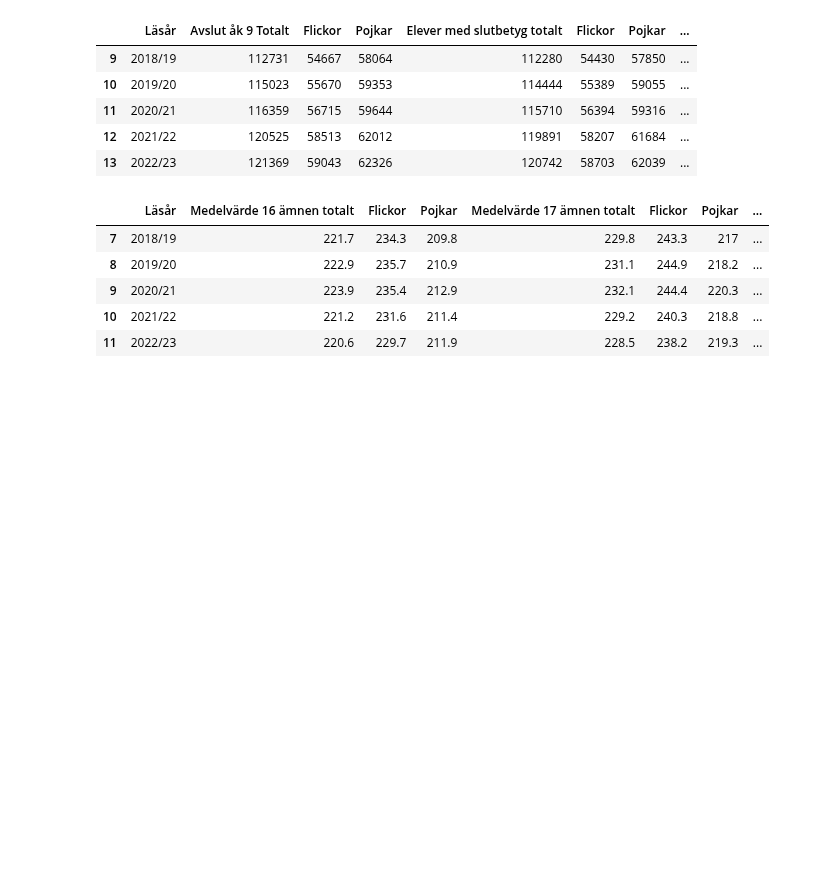
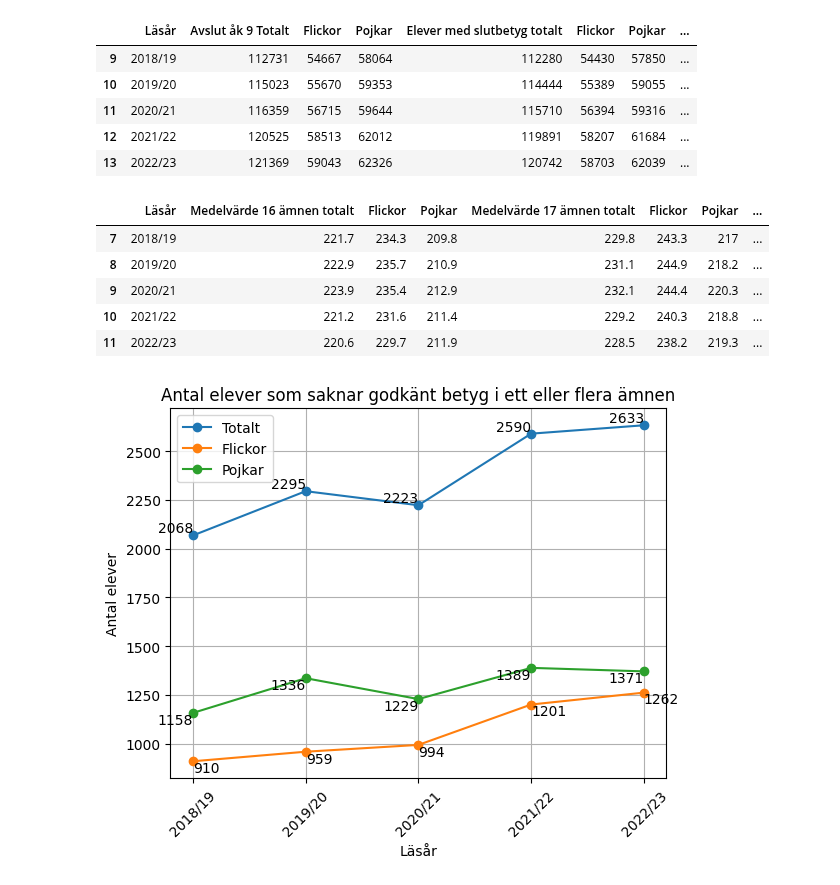
Before and after one commit to Markofbear/Python-Bjorn-Lagerblad-OPA23, a Jupyter notebook: Labb2/Labb2.ipynb, the cells around one changed output. Saved outputs shown, nothing was run; the diff lists cells and outputs as text; code cells hidden in the pictures; blank space fills up the shorter version.

```diff
--- a/Labb2/Labb2.ipynb
+++ b/Labb2/Labb2.ipynb
@@ -226,3 +226,53 @@ display(data_1b)
 | 9 | 2020/21 | 223.9 | 235.4 | 212.9 | 232.1 | 244.4 | 220.3 | ... |
 | 10 | 2021/22 | 221.2 | 231.6 | 211.4 | 229.2 | 240.3 | 218.8 | ... |
 | 11 | 2022/23 | 220.6 | 229.7 | 211.9 | 228.5 | 238.2 | 219.3 | ... |
+# %%
+import pandas as pd
+import matplotlib.pyplot as plt
+
+df_1a = pd.read_excel("betyg_o_prov_riksnivå.xlsx", sheet_name="Tabell 1A")
+
+data_1a = df_1a.iloc[9:14].copy()
+
+a_columns = [
+    "Läsår",
+    "Avslut åk 9 Totalt",
+    "Flickor avslut",
+    "Pojkar avslut",
+    "Elever med slutbetyg totalt",
+    "Flickor slutbetyg",
+    "Pojkar slutbetyg",
+    "Godkända slutbetyg totalt",
+    "Flickor godkända",
+    "Pojkar godkända"
+]
+
+data_1a.columns = a_columns
+
+data_1a["Elever saknar godkänt betyg, totalt"] = data_1a["Avslut åk 9 Totalt"] - data_1a["Godkända slutbetyg totalt"]
+data_1a["Elever saknar godkänt betyg, flickor"] = data_1a["Flickor avslut"] - data_1a["Flickor godkända"]
+data_1a["Elever saknar godkänt betyg, pojkar"] = data_1a["Pojkar avslut"] - data_1a["Pojkar godkända"]
+
+plt.plot(data_1a["Läsår"], data_1a["Elever saknar godkänt betyg, totalt"], marker="o", label="Totalt")
+plt.plot(data_1a["Läsår"], data_1a["Elever saknar godkänt betyg, flickor"], marker="o", label="Flickor")
+plt.plot(data_1a["Läsår"], data_1a["Elever saknar godkänt betyg, pojkar"], marker="o", label="Pojkar")
+
+# Add numbers on each point
+for i, txt in enumerate(data_1a["Elever saknar godkänt betyg, totalt"]):
+    plt.text(data_1a["Läsår"].iloc[i], data_1a["Elever saknar godkänt betyg, totalt"].iloc[i], txt, ha='right', va='bottom')
+
+for i, txt in enumerate(data_1a["Elever saknar godkänt betyg, flickor"]):
+    plt.text(data_1a["Läsår"].iloc[i], data_1a["Elever saknar godkänt betyg, flickor"].iloc[i], txt, ha='left', va='top')
+
+for i, txt in enumerate(data_1a["Elever saknar godkänt betyg, pojkar"]):
+    plt.text(data_1a["Läsår"].iloc[i], data_1a["Elever saknar godkänt betyg, pojkar"].iloc[i], txt, ha='right', va='top')
+
+plt.title("Antal elever som saknar godkänt betyg i ett eller flera ämnen")
+plt.xlabel("Läsår")
+plt.ylabel("Antal elever")
+plt.xticks(rotation=45)
+plt.legend()
+plt.grid(True)
+plt.show()
+# %% [output]
+[figure, added]
```
Also changed, not shown: 1 other file.
